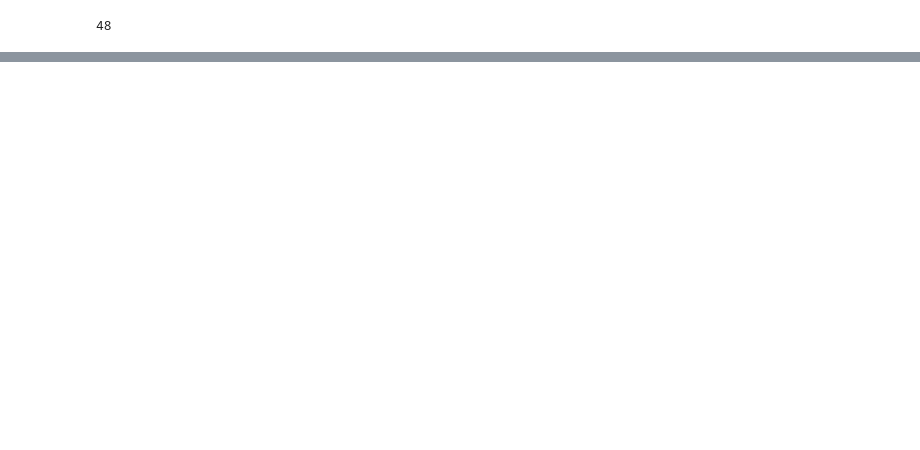
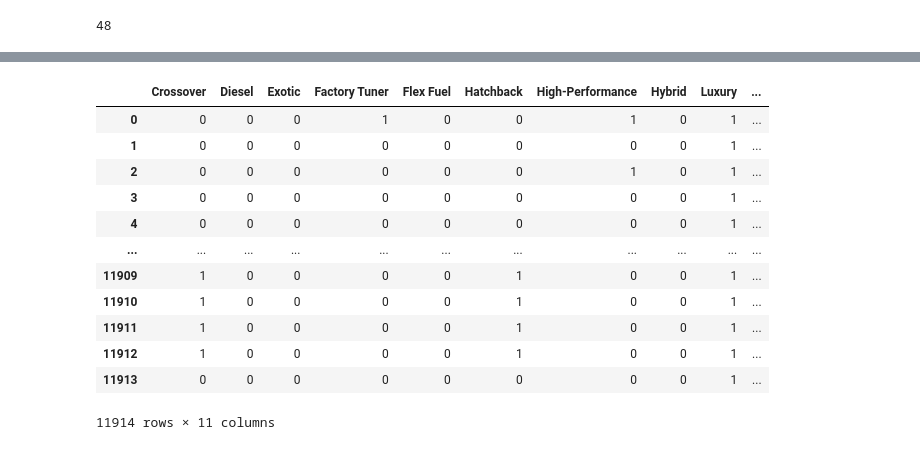
Before and after one commit to PremKarhale/CarRecommendationSystem, a Jupyter notebook: model_training/car_recommendation.ipynb, the cells around one changed output, grey strips where cells are left out. Saved outputs shown, nothing was run; the diff lists cells and outputs as text; code cells hidden in the pictures; blank space fills up the shorter version.

```diff
--- a/model_training/car_recommendation.ipynb
+++ b/model_training/car_recommendation.ipynb
@@ -277,0 +300,19 @@ df['Make'].nunique()
+# %%
+market_dummies = df['Market Category'].str.get_dummies(sep=',')
+df=pd.concat([df,market_dummies],axis=1)
+# %%
+market_dummies
+# %% [output]
+|  | Crossover | Diesel | Exotic | Factory Tuner | Flex Fuel | Hatchback | High-Performance | Hybrid | Luxury | ... |
+| 0 | 0 | 0 | 0 | 1 | 0 | 0 | 1 | 0 | 1 | ... |
+| 1 | 0 | 0 | 0 | 0 | 0 | 0 | 0 | 0 | 1 | ... |
+| 2 | 0 | 0 | 0 | 0 | 0 | 0 | 1 | 0 | 1 | ... |
+| 3 | 0 | 0 | 0 | 0 | 0 | 0 | 0 | 0 | 1 | ... |
+| 4 | 0 | 0 | 0 | 0 | 0 | 0 | 0 | 0 | 1 | ... |
+| ... | ... | ... | ... | ... | ... | ... | ... | ... | ... | ... |
+| 11909 | 1 | 0 | 0 | 0 | 0 | 1 | 0 | 0 | 1 | ... |
+| 11910 | 1 | 0 | 0 | 0 | 0 | 1 | 0 | 0 | 1 | ... |
+| 11911 | 1 | 0 | 0 | 0 | 0 | 1 | 0 | 0 | 1 | ... |
+| 11912 | 1 | 0 | 0 | 0 | 0 | 1 | 0 | 0 | 1 | ... |
+| 11913 | 0 | 0 | 0 | 0 | 0 | 0 | 0 | 0 | 1 | ... |
+11914 rows × 11 columns
```
Also changed, not shown: parts of 16 cells of this notebook.
